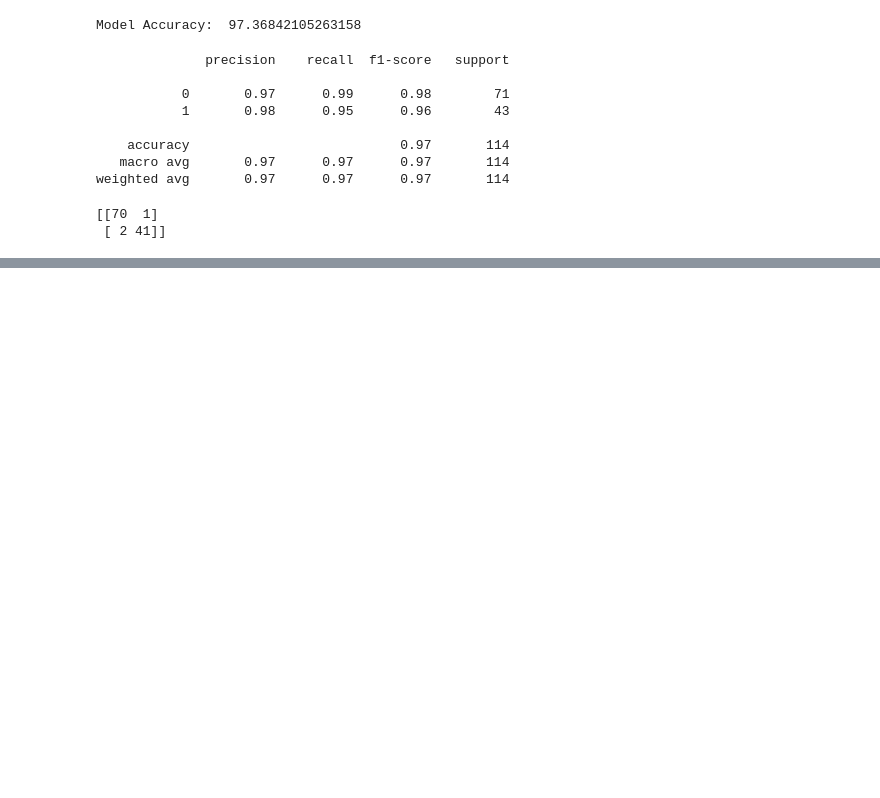
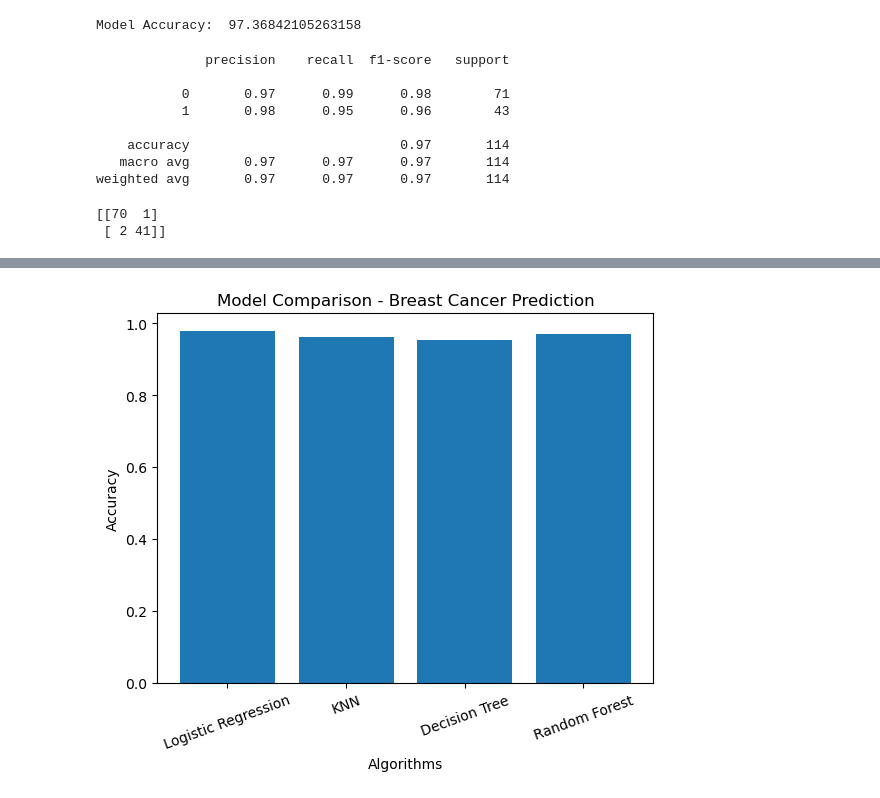
Before and after one commit to Ayushipatel20/breast_cancer_ML, a Jupyter notebook: notebook/model.ipynb, the cells around one changed output, grey strips where cells are left out. Saved outputs shown, nothing was run; the diff lists cells and outputs as text; code cells hidden in the pictures; blank space fills up the shorter version.

```diff
--- a/notebook/model.ipynb
+++ b/notebook/model.ipynb
@@ -159,0 +350,23 @@ Model Saved Successfully
+# %%
+param_grid = {
+    'max_depth': [None, 3, 5, 10, 20],
+    'criterion': ['gini', 'entropy'],
+    'min_samples_split': [2, 5, 10],
+    'min_samples_leaf': [1, 2, 4]
+}
+
+grid_dt = GridSearchCV(
+    dt,
+    param_grid,
+    cv=5,
+    n_jobs=-1,
+    verbose=1
+)
+
+grid_dt.fit(x_train, y_train)
+
+# Prediction
+y_pred_grid = grid_dt.predict(x_test)
+
+print("Grid Best Params:", grid_dt.best_params_)
+print("Grid Accuracy:", accuracy_score(y_test, y_pred_grid))
@@ -159,0 +491,24 @@ Model Saved Successfully
+# %%
+models = ['Logistic Regression', 'KNN', 'Decision Tree', 'Random Forest']
+
+accuracies = [    grid_lr.best_score_,
+    grid_knn.best_score_,
+    grid_dt.best_score_,
+    grid_rf.best_score_
+]  # replace with your results
+
+import matplotlib.pyplot as plt
+
+plt.figure()
+
+plt.bar(models, accuracies)
+
+plt.xlabel("Algorithms")
+plt.ylabel("Accuracy")
+plt.title("Model Comparison - Breast Cancer Prediction")
+
+plt.xticks(rotation=20)
+
+plt.show()
+# %% [output]
+[figure, added]
```
Also changed, not shown: parts of 31 cells of this notebook, 6 other files.
